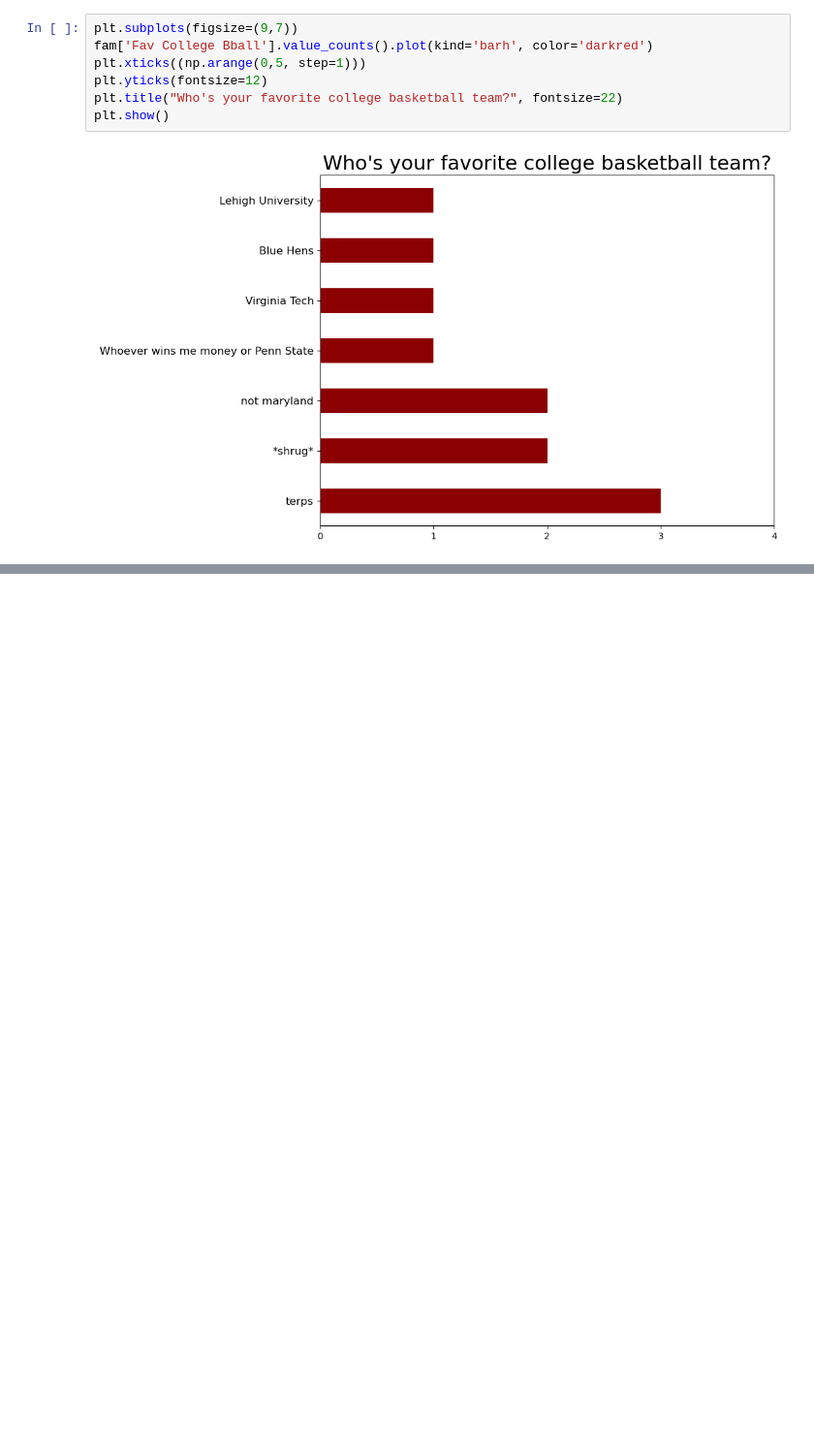
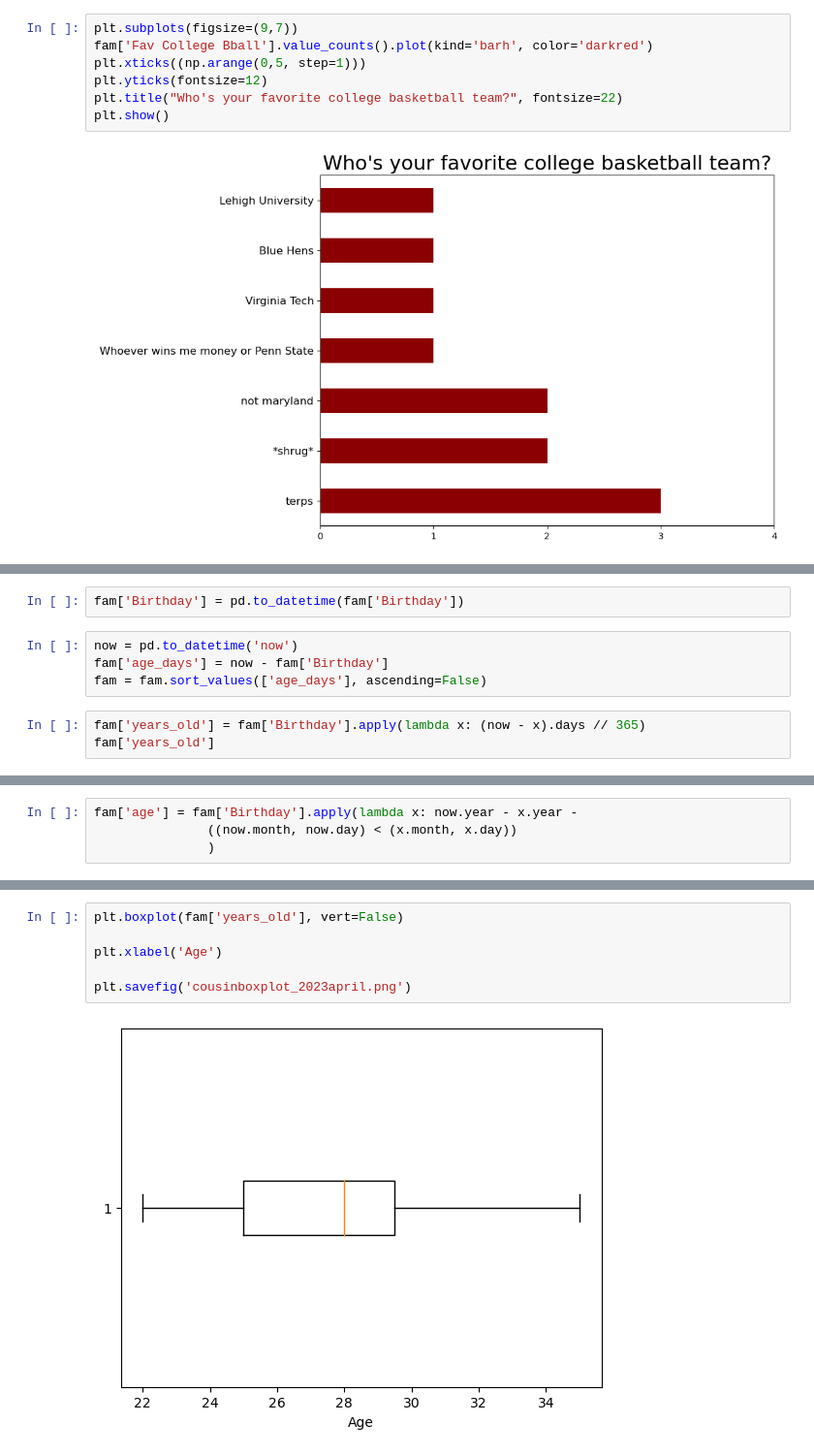
Before and after one commit to MarcBernstein0/raizel-practice-questions, a Jupyter notebook: notebook/family_2023updates.ipynb, the cells around one changed output, grey strips where cells are left out. Shown at 97% size. Cells and saved outputs as stored; diff of their text form; blank space fills up the shorter version.

```diff
--- a/notebook/family_2023updates.ipynb
+++ b/notebook/family_2023updates.ipynb
@@ -129,3 +135,12 @@ fam['Birthday']
 9     1998-05-19
 10    1994-11-18
 Name: Birthday, dtype: object
+# %%
+fam['Birthday'] = pd.to_datetime(fam['Birthday'])
+# %%
+now = pd.to_datetime('now')
+fam['age_days'] = now - fam['Birthday']
+fam = fam.sort_values(['age_days'], ascending=False)
+# %%
+fam['years_old'] = fam['Birthday'].apply(lambda x: (now - x).days // 365)
+fam['years_old']
@@ -131,0 +160,4 @@ Name: Birthday, dtype: object
+# %%
+fam['age'] = fam['Birthday'].apply(lambda x: now.year - x.year -
+               ((now.month, now.day) < (x.month, x.day))
+               )
@@ -131,0 +179,8 @@ Name: Birthday, dtype: object
+# %%
+plt.boxplot(fam['years_old'], vert=False)
+
+plt.xlabel('Age')
+
+plt.savefig('cousinboxplot_2023april.png')
+# %% [output]
+[figure, added]
```
Also changed, not shown: parts of 25 cells of this notebook.
